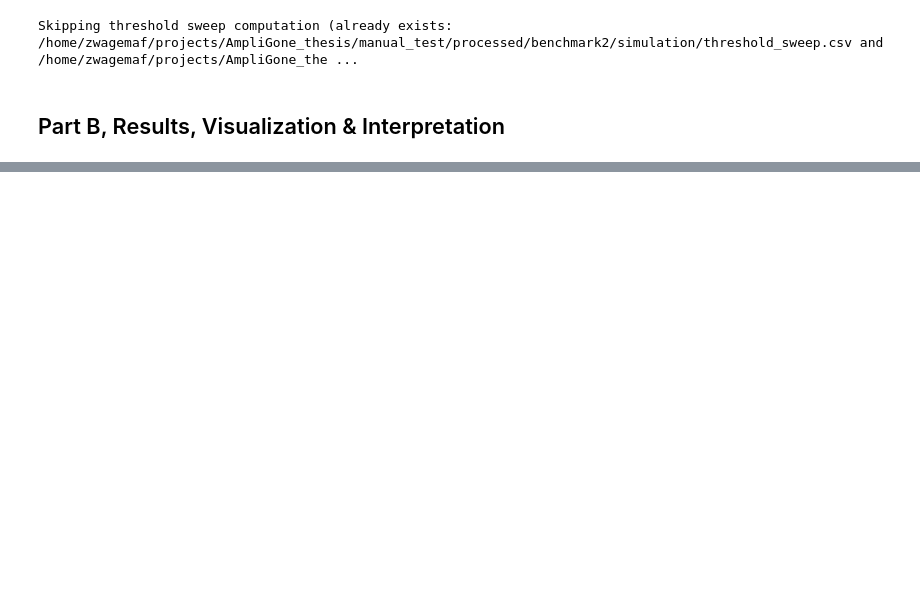
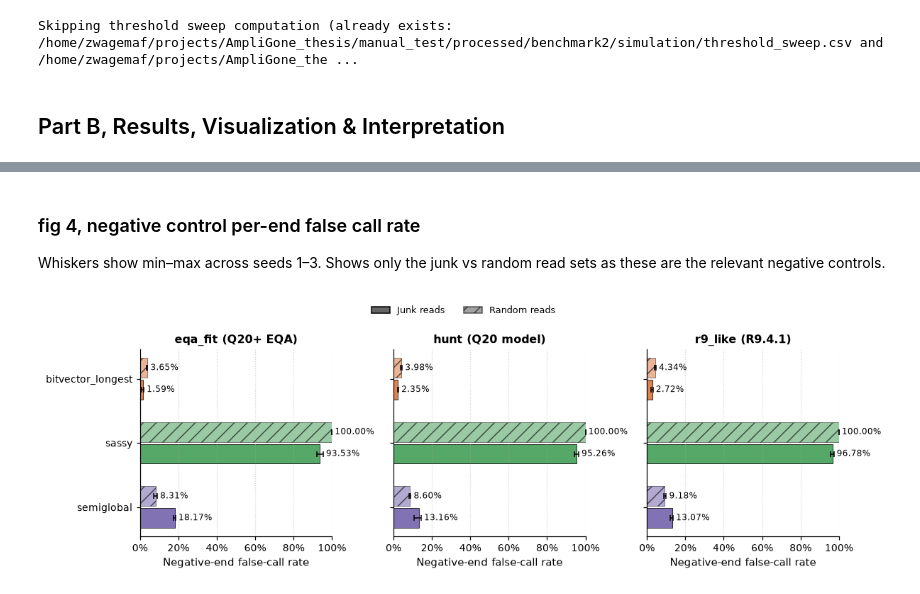
Before and after one commit to florianzwagemaker/AmpliGone, a Jupyter notebook: benchmark-simulation.ipynb, the cells around one changed output, grey strips where cells are left out. Cells and saved outputs as stored; diff of their text form; code cells hidden in the pictures; blank space fills up the shorter version.

```diff
--- a/benchmark-simulation.ipynb
+++ b/benchmark-simulation.ipynb
@@ -1228,0 +1514,58 @@ plt.show()
+# %% [markdown]
+### fig 4, negative control per-end false call rate
+
+Whiskers show min–max across seeds 1–3.
+Shows only the junk vs random read sets as these are the relevant negative controls.
+# %%
+fig, axes = plt.subplots(1, 3, figsize=(11.0, 3.3), sharey=True)
+y_positions = np.arange(len(TRIM_METHODS))[::-1]
+bar_h = 0.34
+class_styles = (
+    ("junk", "Junk chunks", -bar_h / 2, 1.0, None),
+    ("random", "Random chunks", bar_h / 2, 0.60, "//"),
+)
+
+max_fpr = float(
+    HEADLINE_BY_SEED[["junk_end_fpr", "random_end_fpr"]].max().max()
+)
+x_upper = max(0.02, min(1.0, max_fpr * 1.22 + 0.005))
+
+for col_idx, (ax, profile) in enumerate(zip(axes, SCORING_PROFILES)):
+    for m_idx, method in enumerate(TRIM_METHODS):
+        y_base = y_positions[m_idx]
+        seed_sub = HEADLINE_BY_SEED.xs((profile, method), level=("profile", "method"))
+        for cls_key, cls_label, dy, alpha_val, hatch_pat in class_styles:
+            col_name = f"{cls_key}_end_fpr"
+            val = float(TABLE2_HEADLINE.loc[(profile, method), col_name])
+            lo, hi = float(seed_sub[col_name].min()), float(seed_sub[col_name].max())
+            y_pos = y_base + dy
+            ax.barh(
+                y_pos, val, height=bar_h * 0.90, color=COLOURS[method], alpha=alpha_val,
+                hatch=hatch_pat, edgecolor="black", linewidth=0.5,
+            )
+            ax.errorbar(
+                val, y_pos,
+                xerr=[[max(0.0, val - lo)], [max(0.0, hi - val)]],
+                fmt="none", ecolor="black", elinewidth=1.0, capsize=2.5,
+            )
+            ax.text(
+                hi + 0.015 * x_upper, y_pos, f"{val:.2%}",
+                va="center", ha="left", fontsize=8,
+            )
+    ax.set_title(PROFILE_LABELS[profile])
+    ax.set_xlabel("Negative-end false-call rate")
+    ax.set_xlim(0, x_upper)
+    ax.xaxis.set_major_formatter(PercentFormatter(1.0, decimals=1 if x_upper < 0.2 else 0))
+    ax.grid(axis="x", linestyle=":", alpha=0.55)
+    ax.set_yticks(y_positions, [METHOD_LABELS[m] for m in TRIM_METHODS])
+
+legend_patches = [
+    mpl.patches.Patch(facecolor="#666666", edgecolor="black", alpha=1.0, label="Junk reads"),
+    mpl.patches.Patch(facecolor="#666666", edgecolor="black", alpha=0.60, hatch="//", label="Random reads"),
+]
+fig.legend(handles=legend_patches, loc="upper center", bbox_to_anchor=(0.5, 1.1), ncol=2)
+fig.tight_layout()
+save_fig(fig, "fig4_negative_false_calls")
+plt.show()
+# %% [output]
+[figure, added]
```
Also changed, not shown: parts of 31 cells of this notebook.
